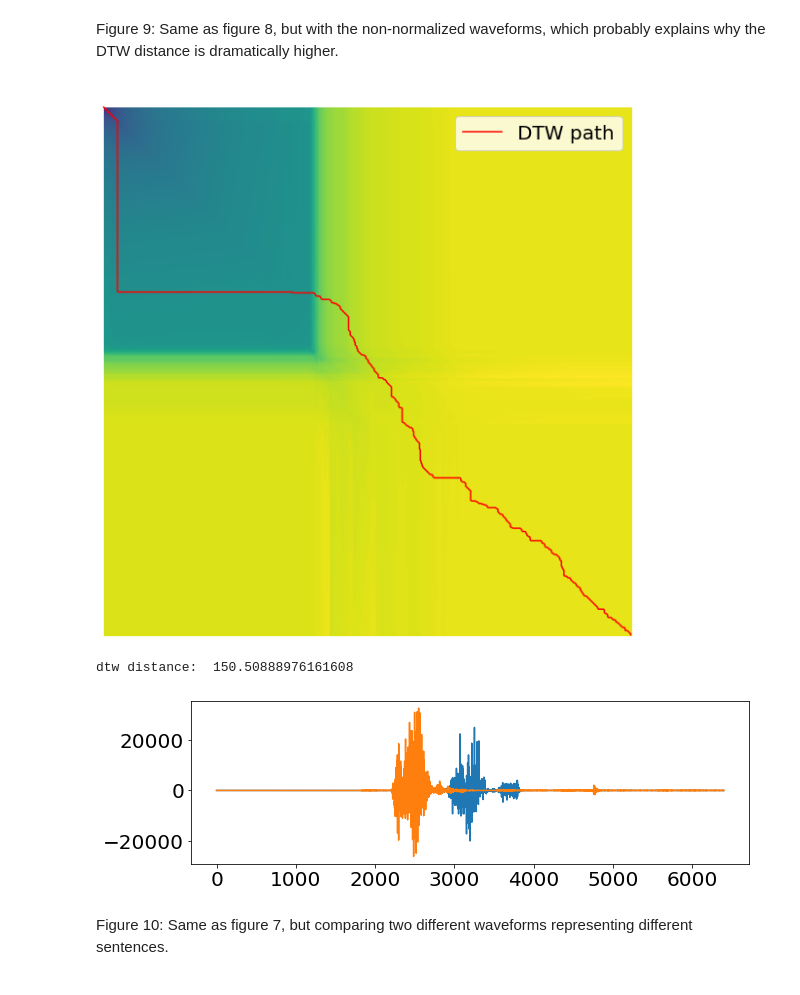
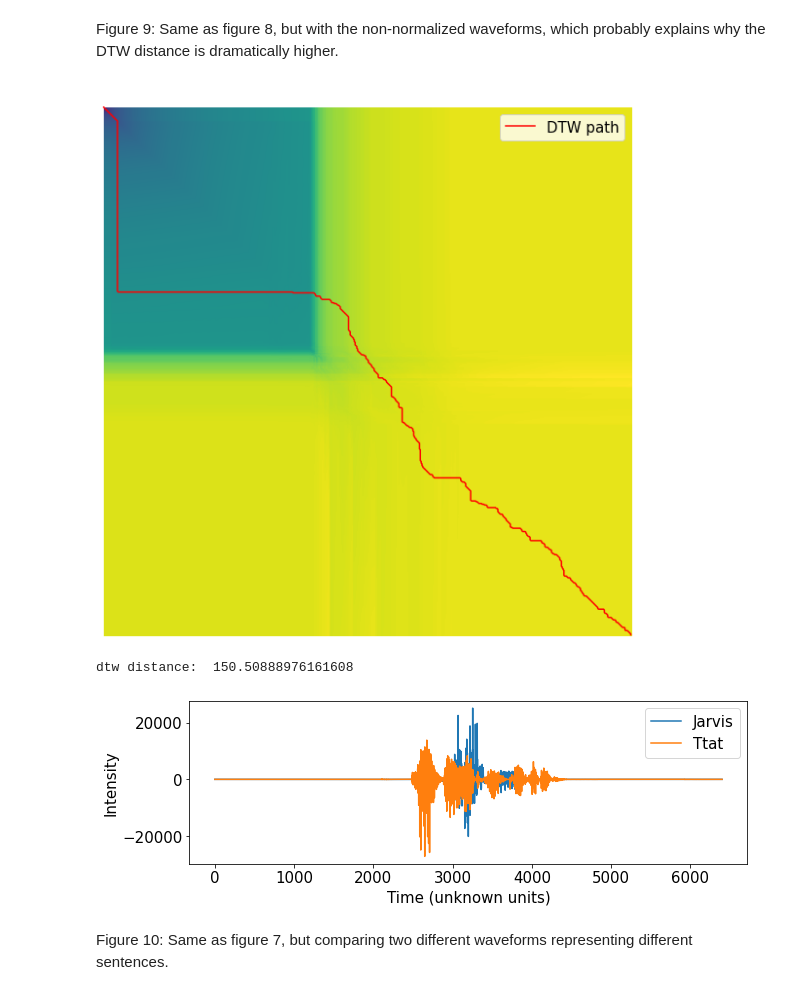
Before and after one commit to RileyWClarke/MLTSA_RCLARKE, a Jupyter notebook: HW7/mltsa_hw7_rclarke.ipynb, the cells around one changed output. Drawn from its saved outputs; the diff is of its cells as text; code cells hidden in the pictures.

```diff
--- a/HW7/mltsa_hw7_rclarke.ipynb
+++ b/HW7/mltsa_hw7_rclarke.ipynb
@@ -467,13 +467,16 @@ Figure 9: Same as figure 8, but with the non-normalized waveforms, which probabl
 # %%
 # DTW distance to a file with a different sound bite, normalized
 print("dtw distance: ", dtw(X[0][::restep], X[24][::restep], restep, show=True)[0])
 plt.figure(figsize=(10,3))
-plt.plot(wavfiles[0][::restep])
-plt.plot(wavfiles[1][::restep]);
+plt.plot(wavfiles[0][::restep], label=y[0])
+plt.plot(wavfiles[24][::restep], label=y[24])
+plt.xlabel('Time (unknown units)')
+plt.ylabel('Intensity')
+plt.legend();
 # %% [output]
-[figure, old version]
+[figure, new version]
 dtw distance:  150.50888976161608
-[figure, old version]
+[figure, new version]
 # %% [markdown]
 Figure 10: Same as figure 7, but comparing two different waveforms representing different sentences.
 # %% [markdown]
```
Also changed, not shown: parts of 1 cell of this notebook.
